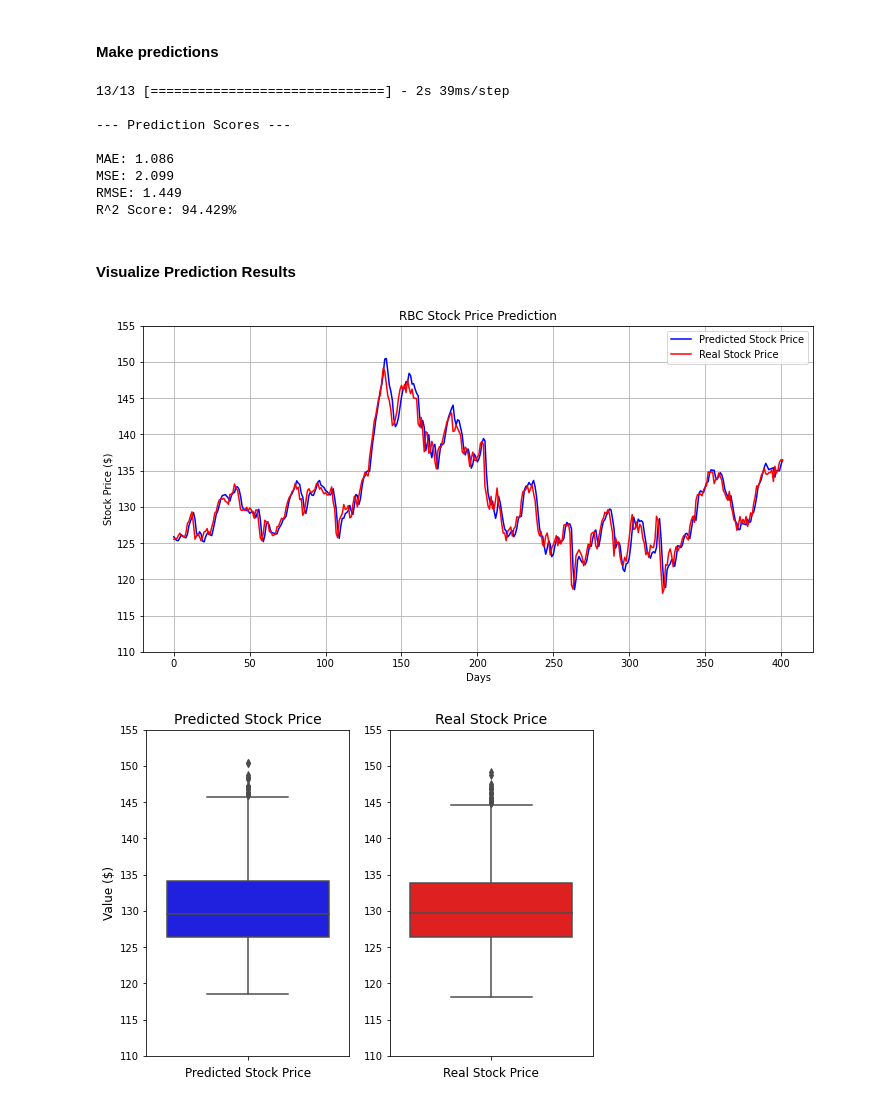
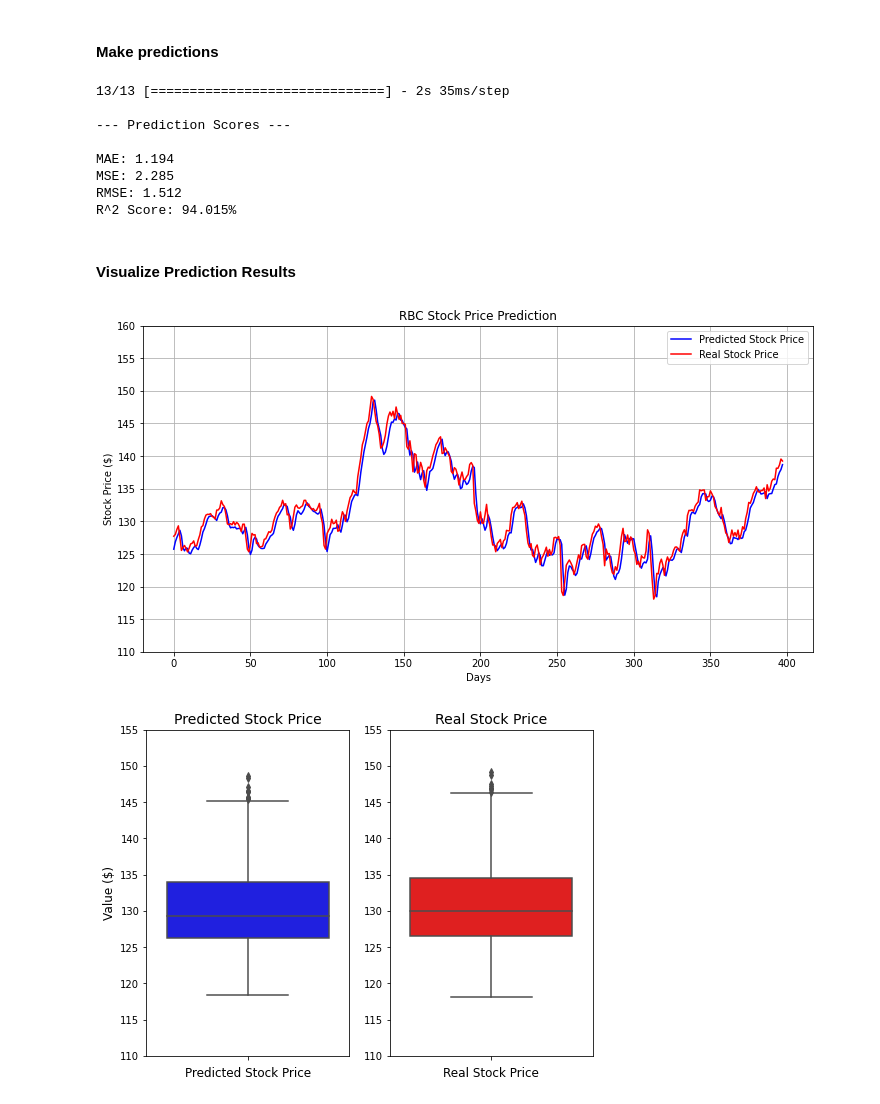
Before and after one commit to MarkLee7925/Bank-Stock-Prices-Prediction, a Jupyter notebook: Models/RBC-StockPred-2023.ipynb, the cells around one changed output. Drawn from its saved outputs; the diff is of its cells as text; code cells hidden in the pictures.

```diff
--- a/Models/RBC-StockPred-2023.ipynb
+++ b/Models/RBC-StockPred-2023.ipynb
@@ -520,7 +508,7 @@ reg = Sequential()
 # -- LSTM layers --
 
 # Input and first (hidden) layer (with dropout regularization)
-reg.add(LSTM(units=60, return_sequences=True,
+reg.add(LSTM(units=70, return_sequences=True,
              input_shape=(X_train.shape[1], X_train.shape[2])))
 
 # Additional hidden layers
@@ -620,37 +608,37 @@ print('RMSE: %.3f' % (mean_squared_error(real_stock_price, predicted_stock_price
 # R^2 Score (Goodness-of-Fit)
 print('R^2 Score: %.3f%%' % (r2_score(real_stock_price, predicted_stock_price) * 100))
 # %% [output]
-13/13 [==============================] - 2s 39ms/step
+13/13 [==============================] - 2s 35ms/step
 
 --- Prediction Scores ---
 
-MAE: 1.086
-MSE: 2.099
-RMSE: 1.449
-R^2 Score: 94.429%
+MAE: 1.194
+MSE: 2.285
+RMSE: 1.512
+R^2 Score: 94.015%
 # %% [markdown]
 #### Visualize Prediction Results
 # %%
 # Define results figure
 rbc_results = plt.figure(figsize=(12,6))
 
 # Plot results
 rbc_results = plt.plot(predicted_stock_price, color = 'blue', label = 'Predicted Stock Price')
 rbc_results = plt.plot(real_stock_price, color = 'red', label = 'Real Stock Price')
 # Adjust Y-Axis range
-plt.yticks(np.arange(110, 160, 5))
+plt.yticks(np.arange(110, 165, 5))
 # Plot title and labels
 plt.xlabel('Days')
 plt.ylabel('Stock Price ($)')
 plt.title('RBC Stock Price Prediction')
 # Plot legend and grid
 plt.legend()
 plt.grid()
 
 # Show plot
 plt.show()
 # %% [output]
-[figure, old version]
+[figure, new version]
 # %%
 # Combined box plot distributions
 box_plots_comb = plt.figure(figsize=(8, 6))
@@ -677,4 +665,4 @@ plt.title('Real Stock Price', fontsize=14)
 # Show subplot
 plt.show()
 # %% [output]
-[figure, old version]
+[figure, new version]
```
Also changed, not shown: parts of 14 cells of this notebook.
